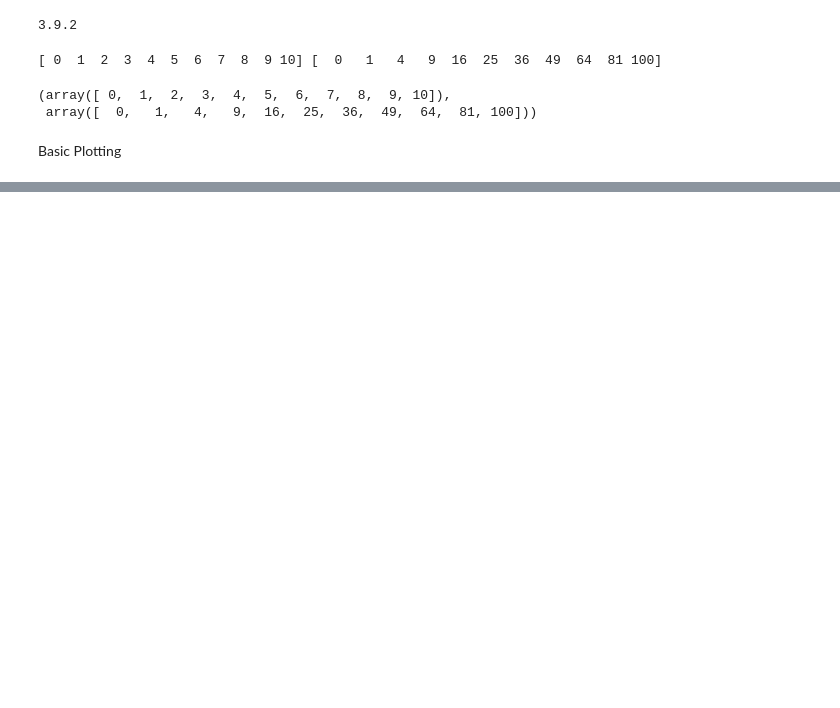
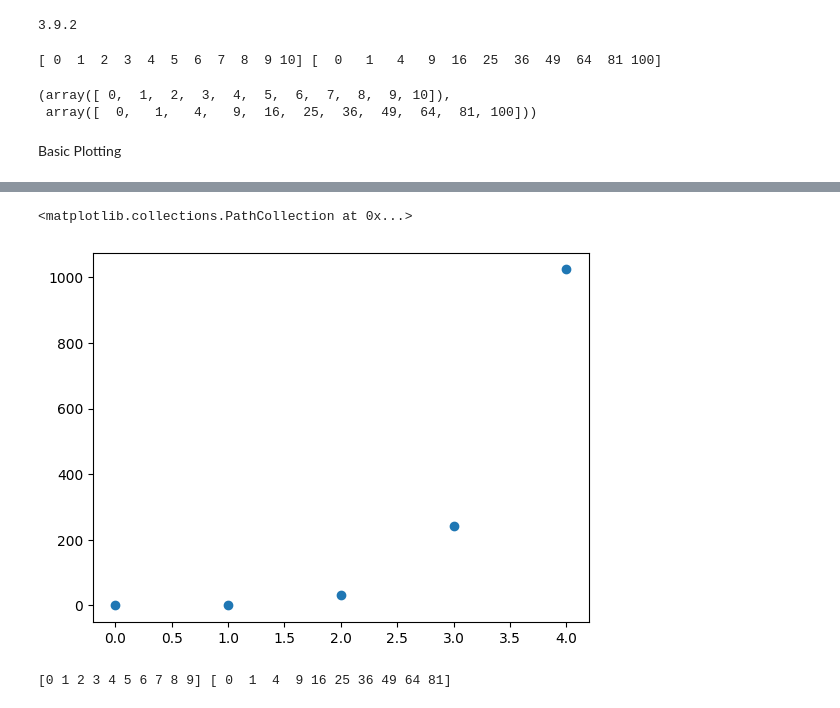
Before and after one commit to RaisulislamRimon/data-science-notes, a Jupyter notebook: module_8/module_8_class/class_1/1_data_visualization.ipynb, the cells around one changed output, grey strips where cells are left out. Saved outputs shown, nothing was run; the diff lists cells and outputs as text; code cells hidden in the pictures; blank space fills up the shorter version.

```diff
--- a/module_8/module_8_class/class_1/1_data_visualization.ipynb
+++ b/module_8/module_8_class/class_1/1_data_visualization.ipynb
@@ -26,0 +36,11 @@ plt.scatter(x, y)
+# %%
+plt.scatter(x=a, y=b)
+# %% [output]
+<matplotlib.collections.PathCollection at 0x...>
+[figure, added]
+# %%
+x = np.arange(10)
+y = x ** 2
+print(x, y)
+# %% [output]
+[0 1 2 3 4 5 6 7 8 9] [ 0  1  4  9 16 25 36 49 64 81]
```
Also changed, not shown: parts of 4 cells of this notebook.
